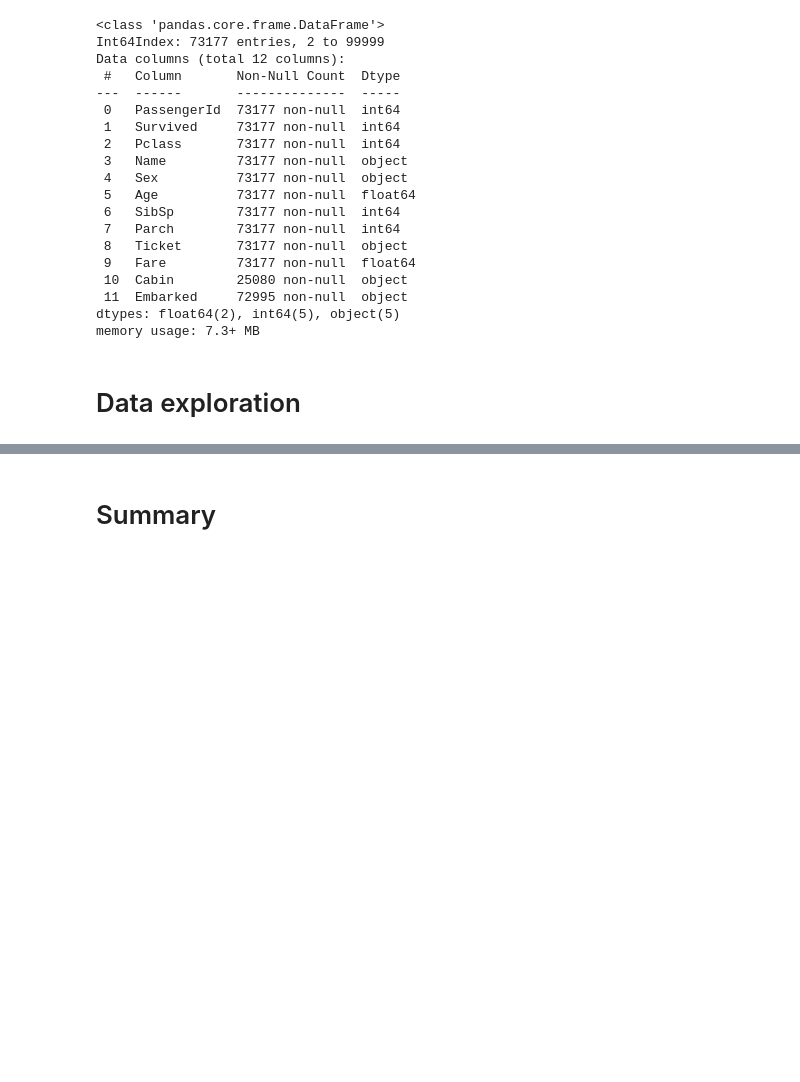
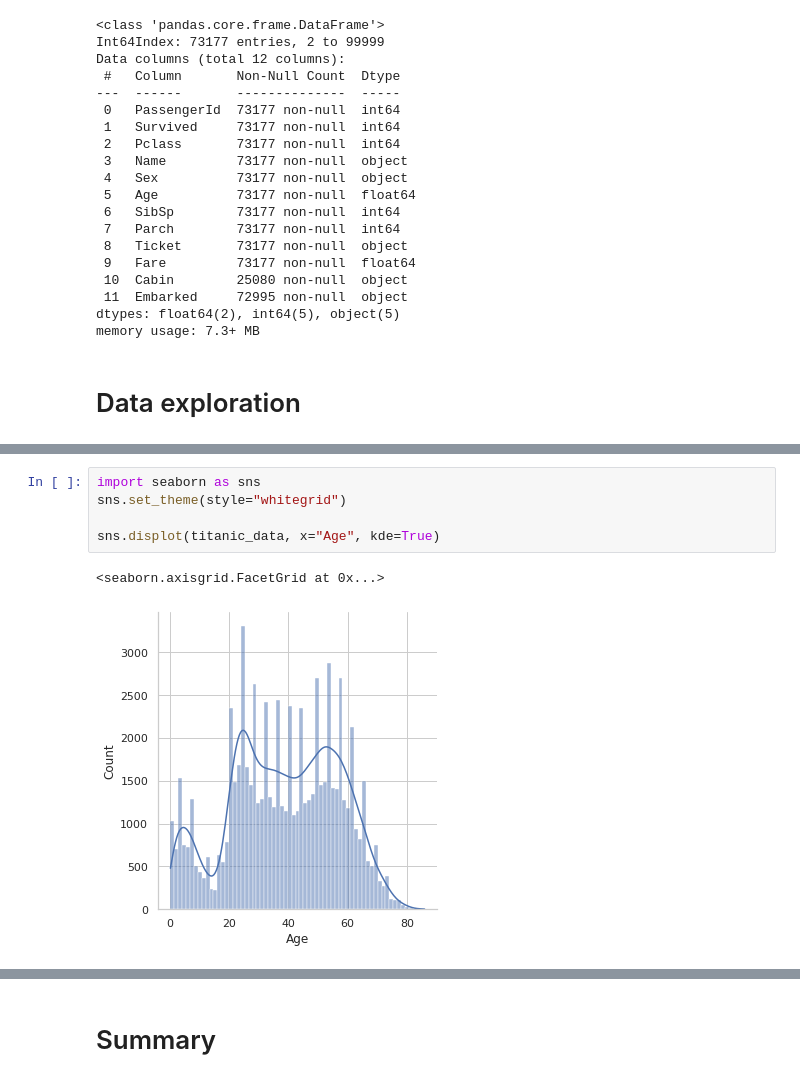
Before and after one commit to McReader/ml-intro, a Jupyter notebook: 2_data_exploration/eda.ipynb, the cells around one changed output, grey strips where cells are left out. Cells and saved outputs as stored; diff of their text form; blank space fills up the shorter version.

```diff
--- a/2_data_exploration/eda.ipynb
+++ b/2_data_exploration/eda.ipynb
@@ -132,0 +133,8 @@ titanic_data[['Survived', 'Pclass', 'Age', 'SibSp', 'Fare']].describe()
+# %%
+import seaborn as sns
+sns.set_theme(style="whitegrid")
+
+sns.displot(titanic_data, x="Age", kde=True)
+# %% [output]
+<seaborn.axisgrid.FacetGrid at 0x...>
+[figure, added]
```
Also changed, not shown: parts of 6 cells of this notebook.
